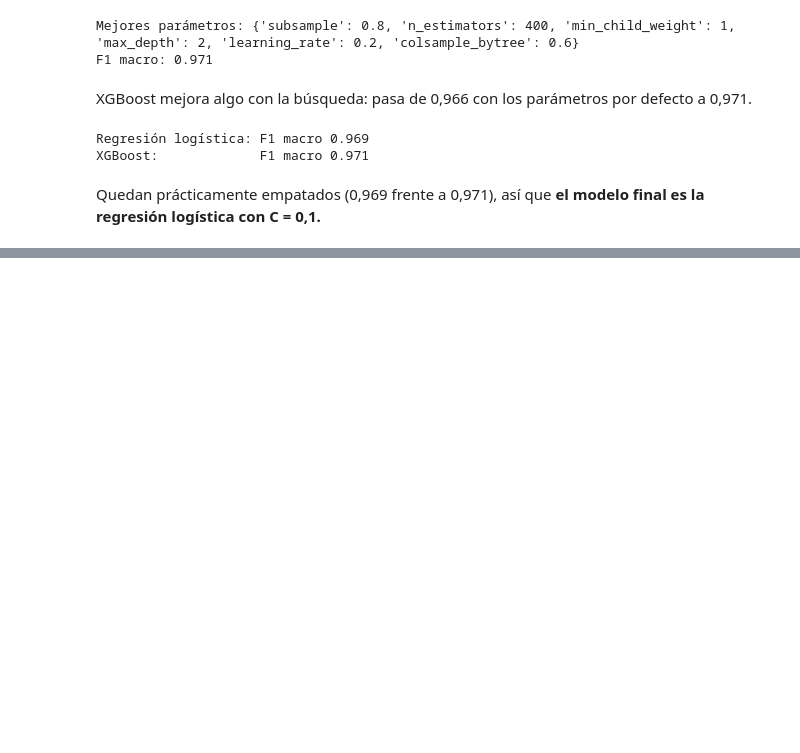
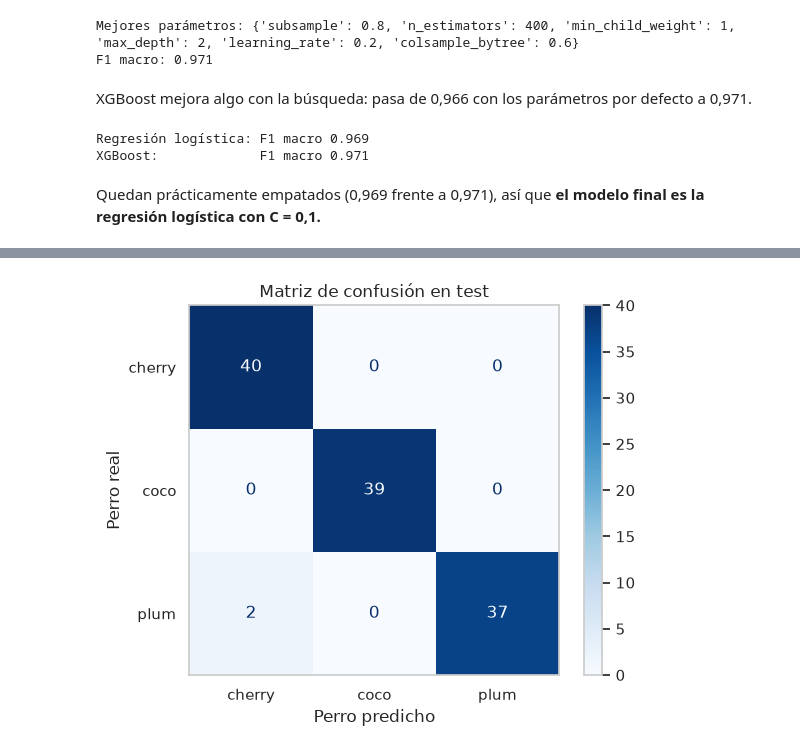
Before and after one commit to claudiavera156/ML_Huella_Conductual, a Jupyter notebook: main.ipynb, the cells around one changed output, grey strips where cells are left out. Drawn from its saved outputs; the diff is of its cells as text; code cells hidden in the pictures; blank space fills up the shorter version.

Commit message:
model: evaluación contra test y conclusiones

```diff
--- a/main.ipynb
+++ b/main.ipynb
@@ -1152,0 +1157,6 @@ Quedan prácticamente empatados (0,969 frente a 0,971), así que **el modelo fin
+# %%
+y_pred = modelo_final.predict(X_test_scaled)
+
+print(f"F1 macro: {f1_score(y_test, y_pred, average='macro'):.3f}")
+print(f"Accuracy: {accuracy_score(y_test, y_pred):.3f}\n")
+print(classification_report(y_test, y_pred, target_names=PERROS))
@@ -1152,0 +1176,10 @@ Quedan prácticamente empatados (0,969 frente a 0,971), así que **el modelo fin
+# %%
+ConfusionMatrixDisplay.from_predictions(y_test, y_pred, display_labels=PERROS, cmap="Blues")
+plt.title("Matriz de confusión en test")
+plt.xlabel("Perro predicho")
+plt.ylabel("Perro real")
+plt.grid(False)
+plt.savefig("src/img/paso13_matriz_confusion.png", dpi=120, bbox_inches="tight")
+plt.show()
+# %% [output]
+[figure, added]
```
Also changed, not shown: parts of 9 cells of this notebook, 2 other files.
